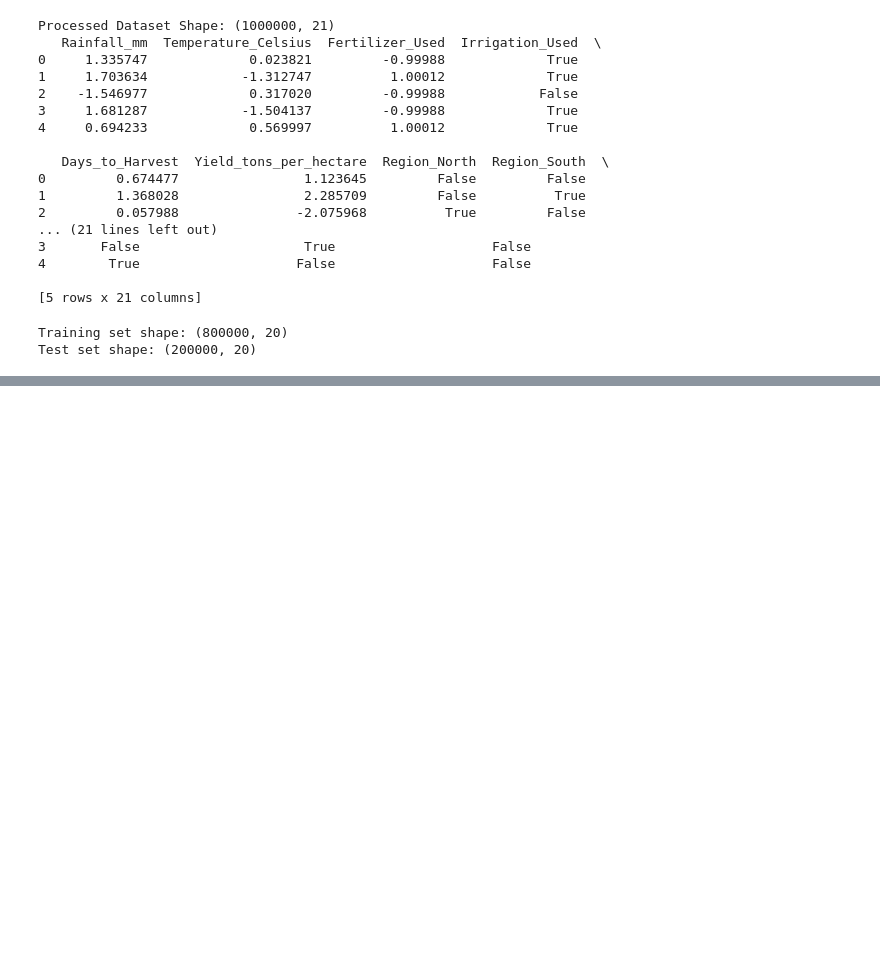
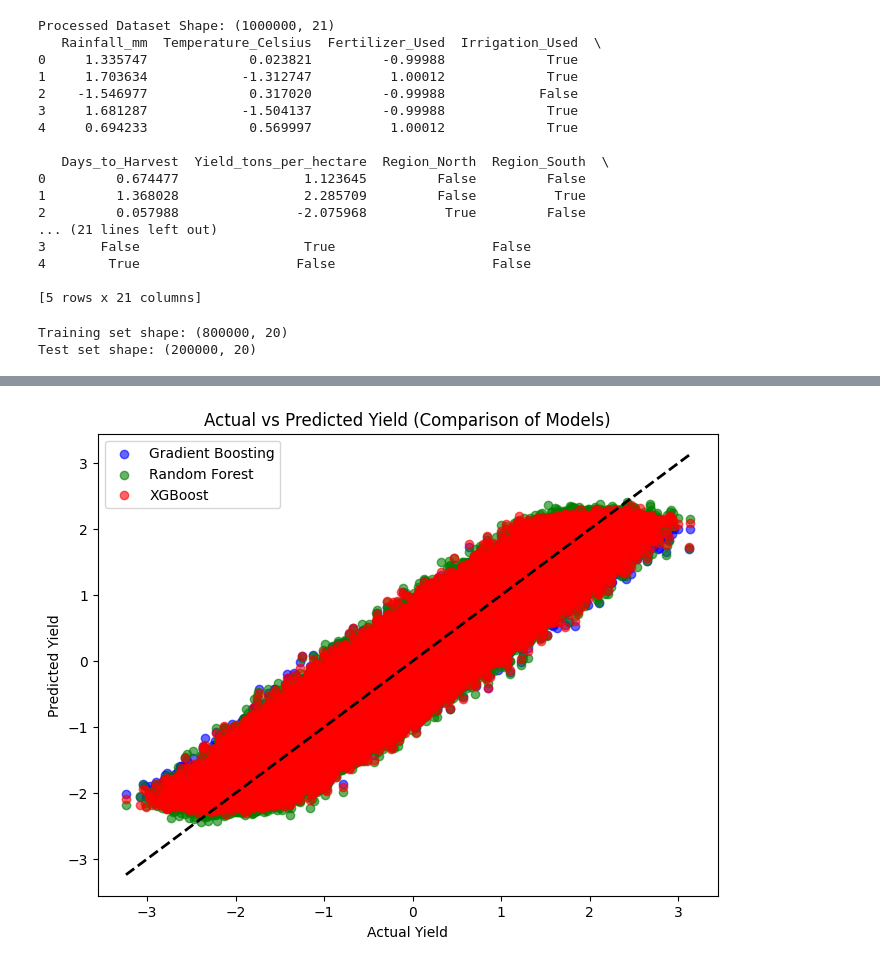
Before and after one commit to preronasarkarkotha/Python-code, a Jupyter notebook: Crop.ipynb, the cells around one changed output, grey strips where cells are left out. Cells and saved outputs as stored; diff of their text form; code cells hidden in the pictures; blank space fills up the shorter version.

```diff
--- a/Crop.ipynb
+++ b/Crop.ipynb
@@ -330,0 +470,24 @@ NameError: name 'X_train' is not defined
+# %%
+import matplotlib.pyplot as plt
+
+plt.figure(figsize=(8,6))
+
+# Gradient Boosting
+plt.scatter(y_test, y_pred_gbr, alpha=0.6, label='Gradient Boosting', color='blue')
+
+# Random Forest
+plt.scatter(y_test, y_pred_rf, alpha=0.6, label='Random Forest', color='green')
+
+# XGBoost
+plt.scatter(y_test, y_pred_xgb, alpha=0.6, label='XGBoost', color='red')
+
+# Perfect prediction line
+plt.plot([y_test.min(), y_test.max()], [y_test.min(), y_test.max()], 'k--', lw=2)
+
+plt.xlabel('Actual Yield')
+plt.ylabel('Predicted Yield')
+plt.title('Actual vs Predicted Yield (Comparison of Models)')
+plt.legend()
+plt.show()
+# %% [output]
+[figure, added]
```
Also changed, not shown: parts of 16 cells of this notebook.
